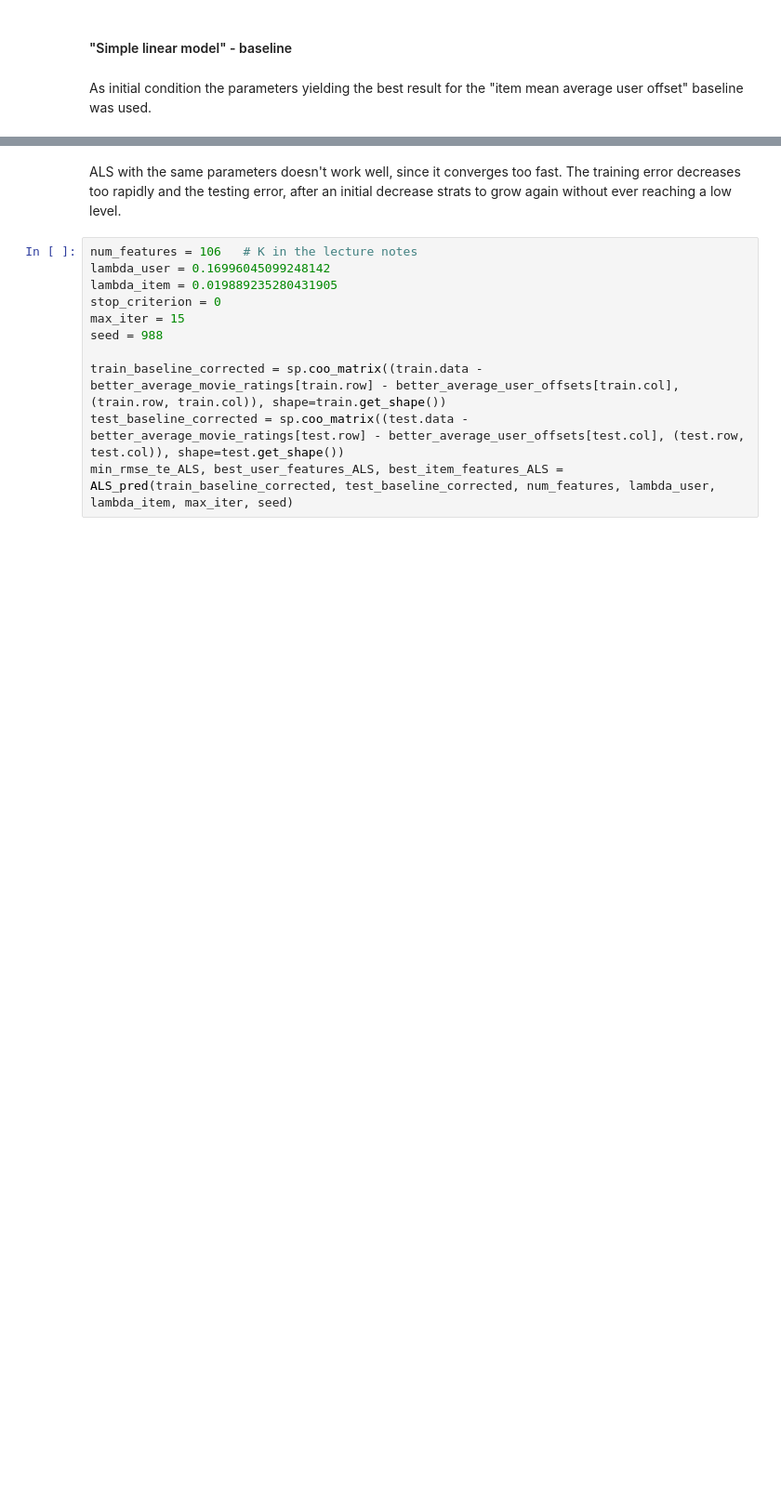
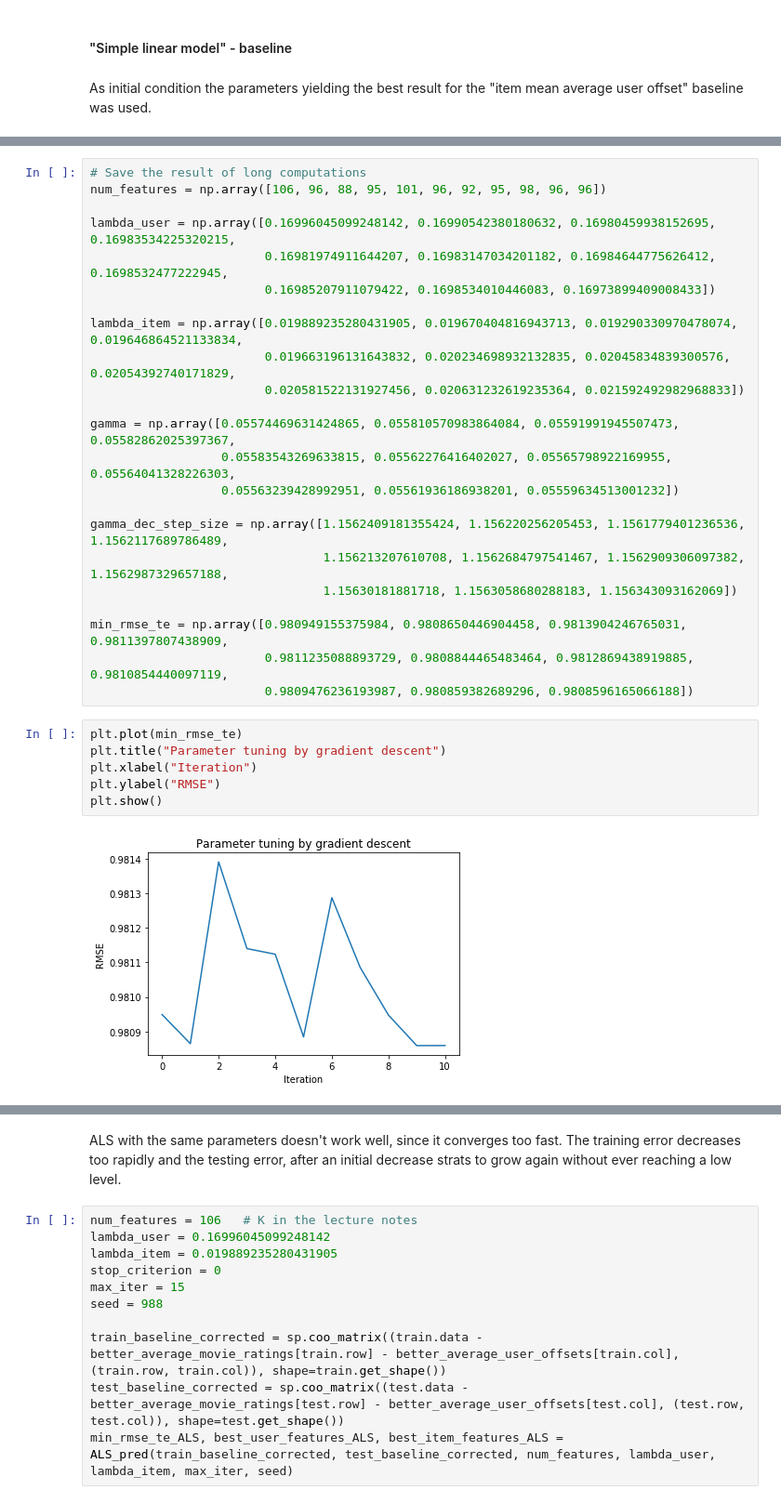
Before and after one commit to Anne-Aimee/recommender_system, a Jupyter notebook: src/main.ipynb, the cells around one changed output, grey strips where cells are left out. Shown at 93% size. Drawn from its saved outputs; the diff is of its cells as text; blank space fills up the shorter version.

```diff
--- a/src/main.ipynb
+++ b/src/main.ipynb
@@ -1521,0 +1541,31 @@ iter: 11, RMSE on training set: 0.893528715901712, RMSE on testing set: 0.980941
+# %%
+# Save the result of long computations
+num_features = np.array([106, 96, 88, 95, 101, 96, 92, 95, 98, 96, 96])
+
+lambda_user = np.array([0.16996045099248142, 0.16990542380180632, 0.16980459938152695, 0.16983534225320215,
+                        0.16981974911644207, 0.16983147034201182, 0.16984644775626412, 0.1698532477222945,
+                        0.16985207911079422, 0.1698534010446083, 0.16973899409008433])
+
+lambda_item = np.array([0.019889235280431905, 0.019670404816943713, 0.019290330970478074, 0.019646864521133834,
+                        0.019663196131643832, 0.020234698932132835, 0.02045834839300576, 0.02054392740171829,
+                        0.020581522131927456, 0.020631232619235364, 0.021592492982968833])
+
+gamma = np.array([0.05574469631424865, 0.055810570983864084, 0.05591991945507473, 0.05582862025397367,
+                  0.05583543269633815, 0.05562276416402027, 0.05565798922169955, 0.05564041328226303,
+                  0.05563239428992951, 0.05561936186938201, 0.05559634513001232])
+
+gamma_dec_step_size = np.array([1.1562409181355424, 1.156220256205453, 1.1561779401236536, 1.1562117689786489,
+                                1.156213207610708, 1.1562684797541467, 1.1562909306097382, 1.1562987329657188,
+                                1.15630181881718, 1.1563058680288183, 1.156343093162069])
+
+min_rmse_te = np.array([0.980949155375984, 0.9808650446904458, 0.9813904246765031, 0.9811397807438909,
+                        0.9811235088893729, 0.9808844465483464, 0.9812869438919885, 0.9810854440097119,
+                        0.9809476236193987, 0.980859382689296, 0.9808596165066188])
+# %%
+plt.plot(min_rmse_te)
+plt.title("Parameter tuning by gradient descent")
+plt.xlabel("Iteration")
+plt.ylabel("RMSE")
+plt.show()
+# %% [output]
+[figure, added]
```
Also changed, not shown: parts of 12 cells of this notebook.
